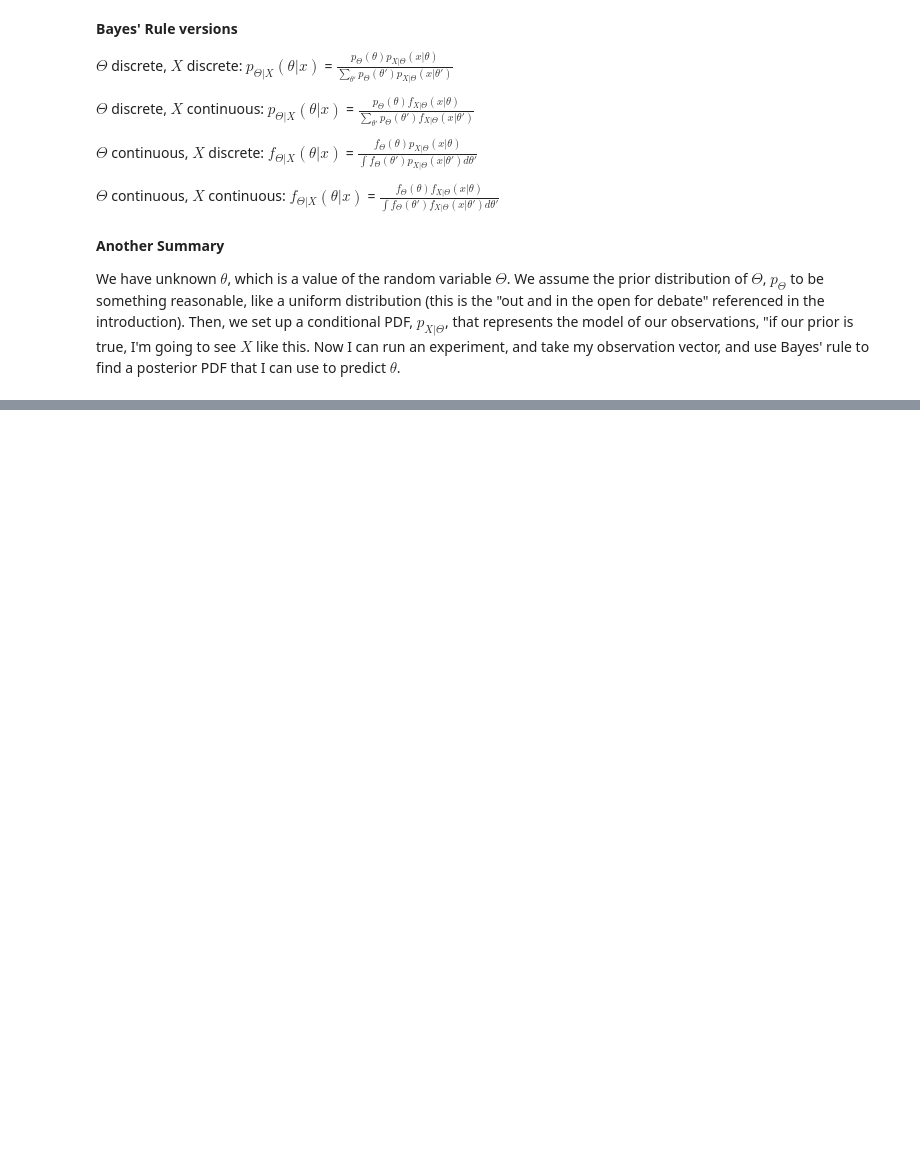
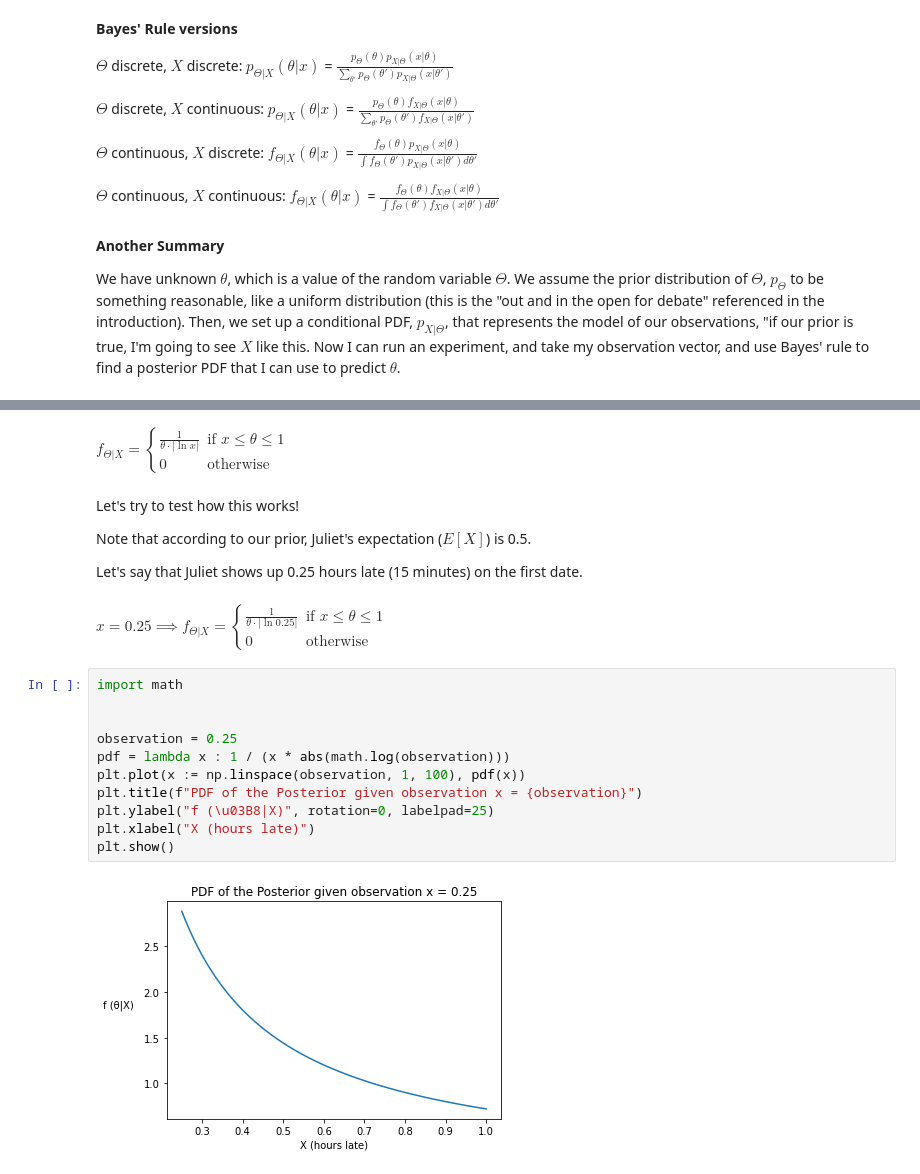
Before and after one commit to Wsoren1/tsitsiklis_intro_to_probability_notes, a Jupyter notebook: Chapter 8 - Bayesian Statistical Inference.ipynb, the cells around one changed output, grey strips where cells are left out. Cells and saved outputs as stored; diff of their text form; blank space fills up the shorter version.

```diff
--- a/Chapter 8 - Bayesian Statistical Inference.ipynb
+++ b/Chapter 8 - Bayesian Statistical Inference.ipynb
@@ -111,0 +145,29 @@ We have unknown $\theta$, which is a value of the random variable $\Theta$.  We
+# %% [markdown]
+$f_{\Theta|X} = \begin{cases}
+        \frac{1}{\theta \cdot |\ln x|} & \text{if } x \leq \theta \leq 1 \\
+        0 & \text{otherwise}
+        \end{cases}$
+# %% [markdown]
+Let's try to test how this works!
+
+Note that according to our prior, Juliet's expectation ($E[X]$) is 0.5.
+
+Let's say that Juliet shows up 0.25 hours late (15 minutes) on the first date.
+# %% [markdown]
+$x = 0.25 \implies f_{\Theta|X} = \begin{cases}
+        \frac{1}{\theta \cdot |\ln 0.25|} & \text{if } x \leq \theta \leq 1 \\
+        0 & \text{otherwise}
+        \end{cases}$
+# %%
+import math
+
+
+observation = 0.25
+pdf = lambda x : 1 / (x * abs(math.log(observation)))
+plt.plot(x := np.linspace(observation, 1, 100), pdf(x))
+plt.title(f"PDF of the Posterior given observation x = {observation}")
+plt.ylabel("f (\u03B8|X)", rotation=0, labelpad=25)
+plt.xlabel("X (hours late)")
+plt.show()
+# %% [output]
+[figure, added]
```
Also changed, not shown: parts of 20 cells of this notebook.
